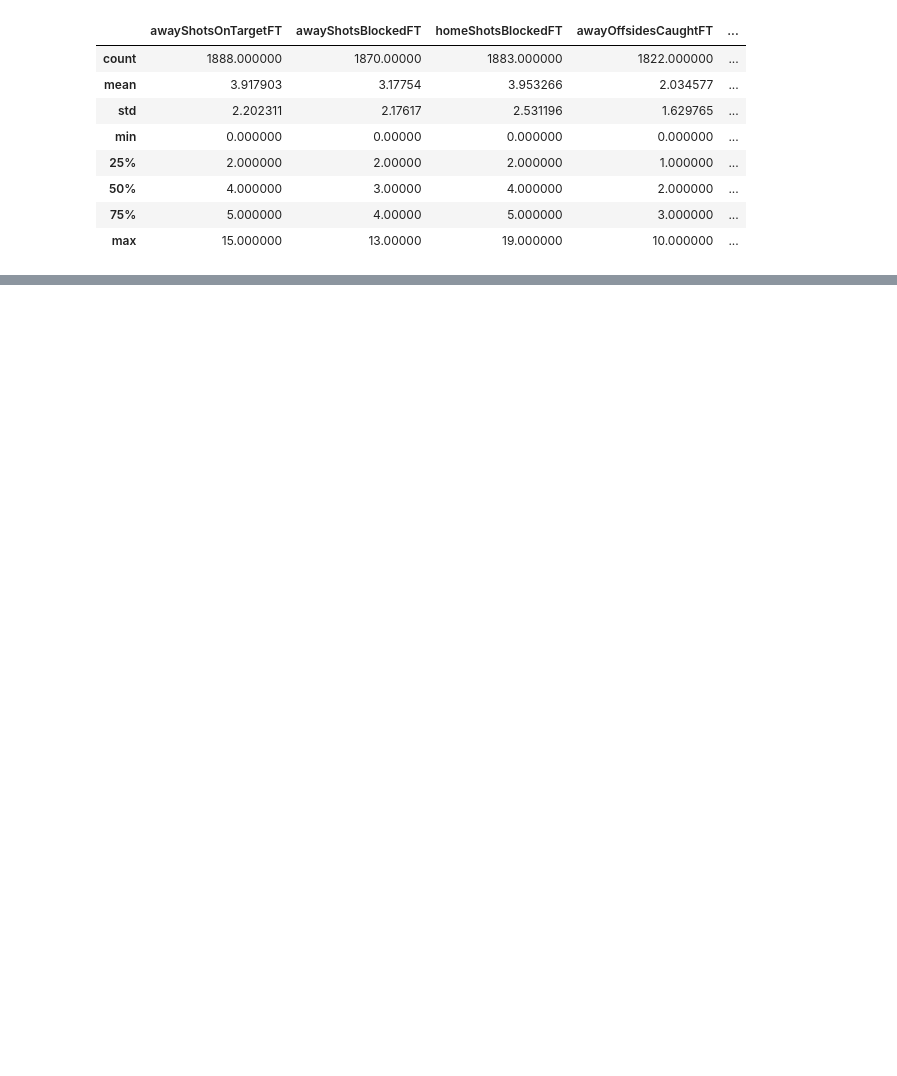
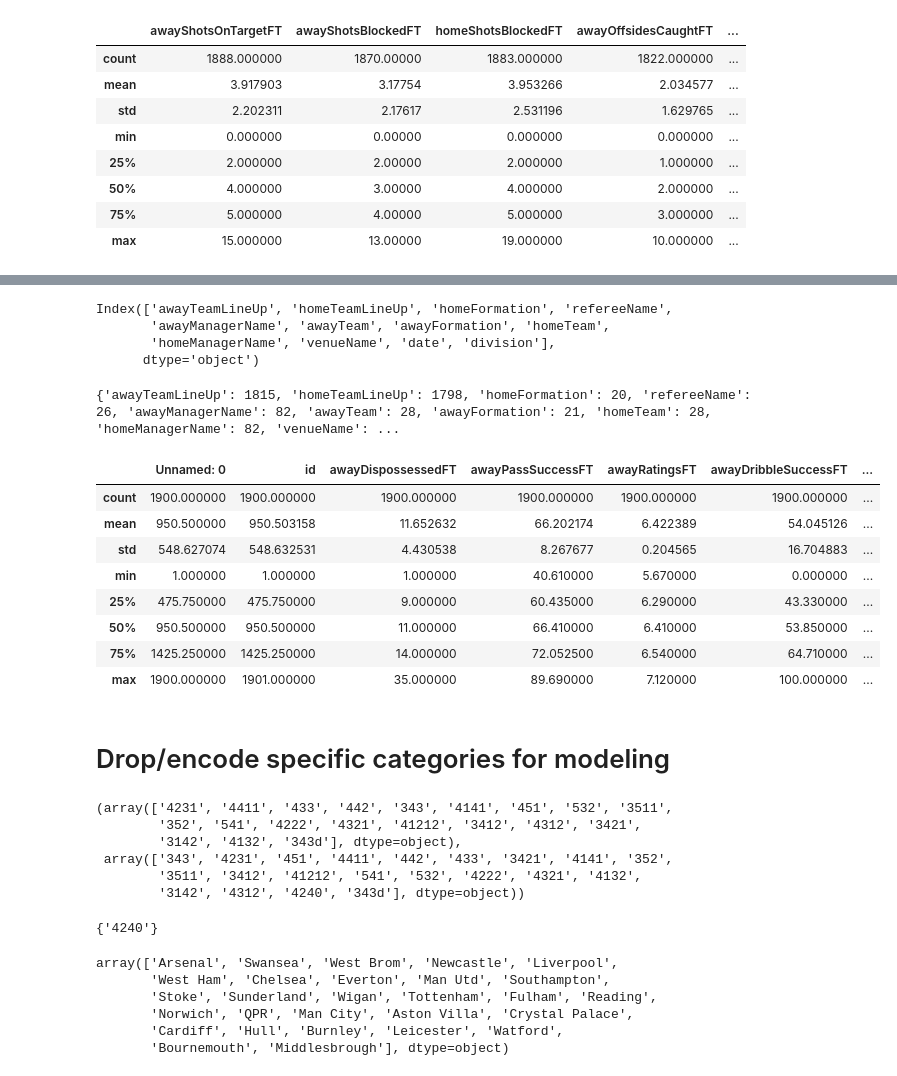
Before and after one commit to chizkidd/dsi-CapstoneProj, a Jupyter notebook: Day2_EDA.ipynb, the cells around one changed output, grey strips where cells are left out. Cells and saved outputs as stored; diff of their text form; code cells hidden in the pictures; blank space fills up the shorter version.

```diff
--- a/Day2_EDA.ipynb
+++ b/Day2_EDA.ipynb
@@ -425,0 +439,2 @@ noHT_epl_df[['awayShotsOnTargetFT', 'awayShotsBlockedFT', 'homeShotsBlockedFT',
+# %%
+noHT_epl_df = noHT_epl_df.fillna(noHT_epl_df.median())
@@ -425,0 +443,55 @@ noHT_epl_df[['awayShotsOnTargetFT', 'awayShotsBlockedFT', 'homeShotsBlockedFT',
+# %%
+noHT_epl_df.loc[:, msk].columns
+# %% [output]
+Index(['awayTeamLineUp', 'homeTeamLineUp', 'homeFormation', 'refereeName',
+       'awayManagerName', 'awayTeam', 'awayFormation', 'homeTeam',
+       'homeManagerName', 'venueName', 'date', 'division'],
+      dtype='object')
+# %%
+category_dict={}
+for col in noHT_epl_df.loc[:, msk].columns:
+    category_dict[col] = len(noHT_epl_df[col].unique())
+print(category_dict)
+# %% [output]
+{'awayTeamLineUp': 1815, 'homeTeamLineUp': 1798, 'homeFormation': 20, 'refereeName': 26, 'awayManagerName': 82, 'awayTeam': 28, 'awayFormation': 21, 'homeTeam': 28, 'homeManagerName': 82, 'venueName': ...
+# %%
+'''noHT_epl_df.drop(['awayTeamLineUp', 'homeTeamLineUp', 'homeFormation', 'refereeName',
+       'awayManagerName', 'awayTeam', 'awayFormation', 'homeTeam',
+       'homeManagerName', 'venueName', 'date', 'division'],axis=1)'''
+noHT_epl_df['results'] = noHT_epl_df.homeGoalFT - noHT_epl_df.awayGoalFT
+# %%
+noHT_epl_df.describe()
+# %% [output]
+|  | Unnamed: 0 | id | awayDispossessedFT | awayPassSuccessFT | awayRatingsFT | awayDribbleSuccessFT | ... |
+| count | 1900.000000 | 1900.000000 | 1900.000000 | 1900.000000 | 1900.000000 | 1900.000000 | ... |
+| mean | 950.500000 | 950.503158 | 11.652632 | 66.202174 | 6.422389 | 54.045126 | ... |
+| std | 548.627074 | 548.632531 | 4.430538 | 8.267677 | 0.204565 | 16.704883 | ... |
+| min | 1.000000 | 1.000000 | 1.000000 | 40.610000 | 5.670000 | 0.000000 | ... |
+| 25% | 475.750000 | 475.750000 | 9.000000 | 60.435000 | 6.290000 | 43.330000 | ... |
+| 50% | 950.500000 | 950.500000 | 11.000000 | 66.410000 | 6.410000 | 53.850000 | ... |
+| 75% | 1425.250000 | 1425.250000 | 14.000000 | 72.052500 | 6.540000 | 64.710000 | ... |
+| max | 1900.000000 | 1901.000000 | 35.000000 | 89.690000 | 7.120000 | 100.000000 | ... |
+# %% [markdown]
+# Drop/encode specific categories for modeling
+# %%
+noHT_epl_df.homeFormation.unique(), noHT_epl_df.awayFormation.unique()
+# %% [output]
+(array(['4231', '4411', '433', '442', '343', '4141', '451', '532', '3511',
+        '352', '541', '4222', '4321', '41212', '3412', '4312', '3421',
+        '3142', '4132', '343d'], dtype=object),
+ array(['343', '4231', '451', '4411', '442', '433', '3421', '4141', '352',
+        '3511', '3412', '41212', '541', '532', '4222', '4321', '4132',
+        '3142', '4312', '4240', '343d'], dtype=object))
+# %%
+set(noHT_epl_df.awayFormation.unique())-set(noHT_epl_df.homeFormation.unique())
+# %% [output]
+{'4240'}
+# %%
+noHT_epl_df.homeTeam.unique()
+# %% [output]
+array(['Arsenal', 'Swansea', 'West Brom', 'Newcastle', 'Liverpool',
+       'West Ham', 'Chelsea', 'Everton', 'Man Utd', 'Southampton',
+       'Stoke', 'Sunderland', 'Wigan', 'Tottenham', 'Fulham', 'Reading',
+       'Norwich', 'QPR', 'Man City', 'Aston Villa', 'Crystal Palace',
+       'Cardiff', 'Hull', 'Burnley', 'Leicester', 'Watford',
+       'Bournemouth', 'Middlesbrough'], dtype=object)
```
Also changed, not shown: parts of 5 cells of this notebook.
